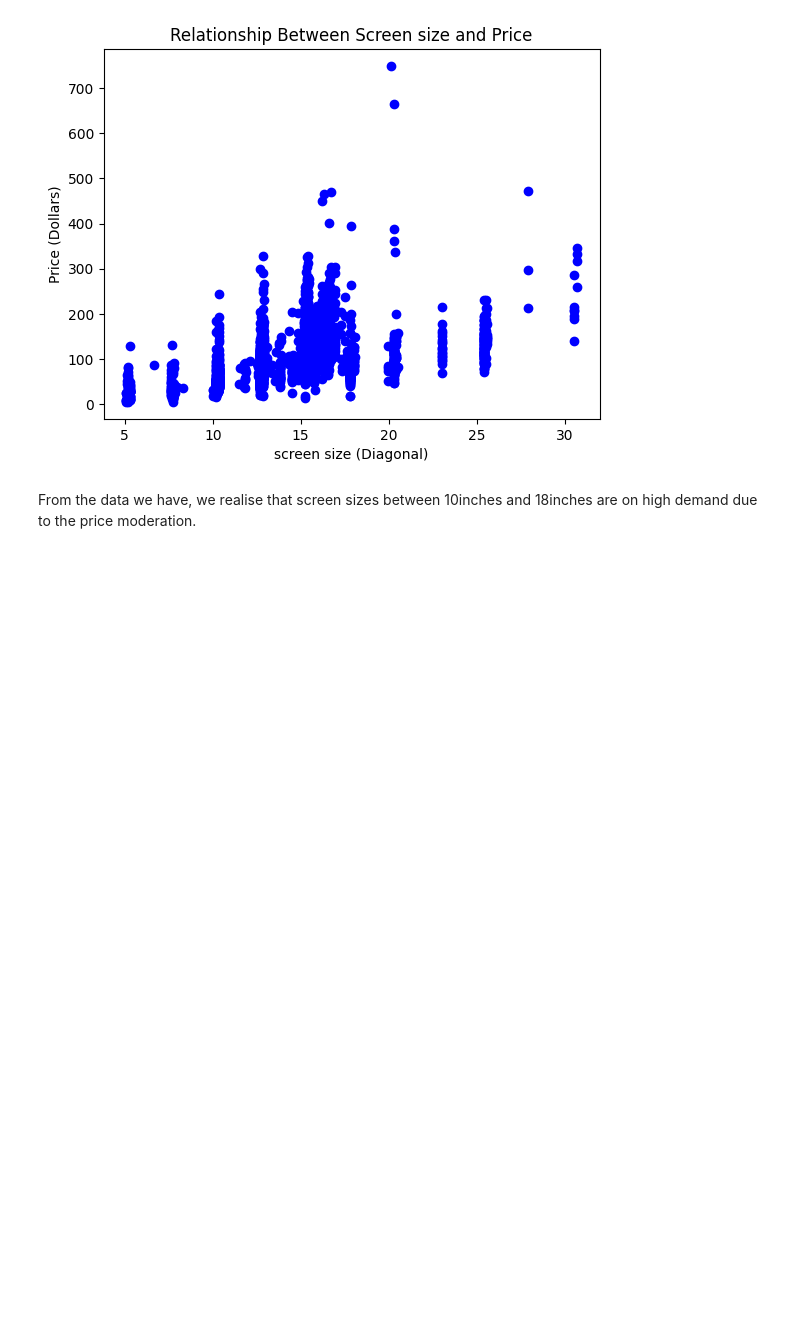
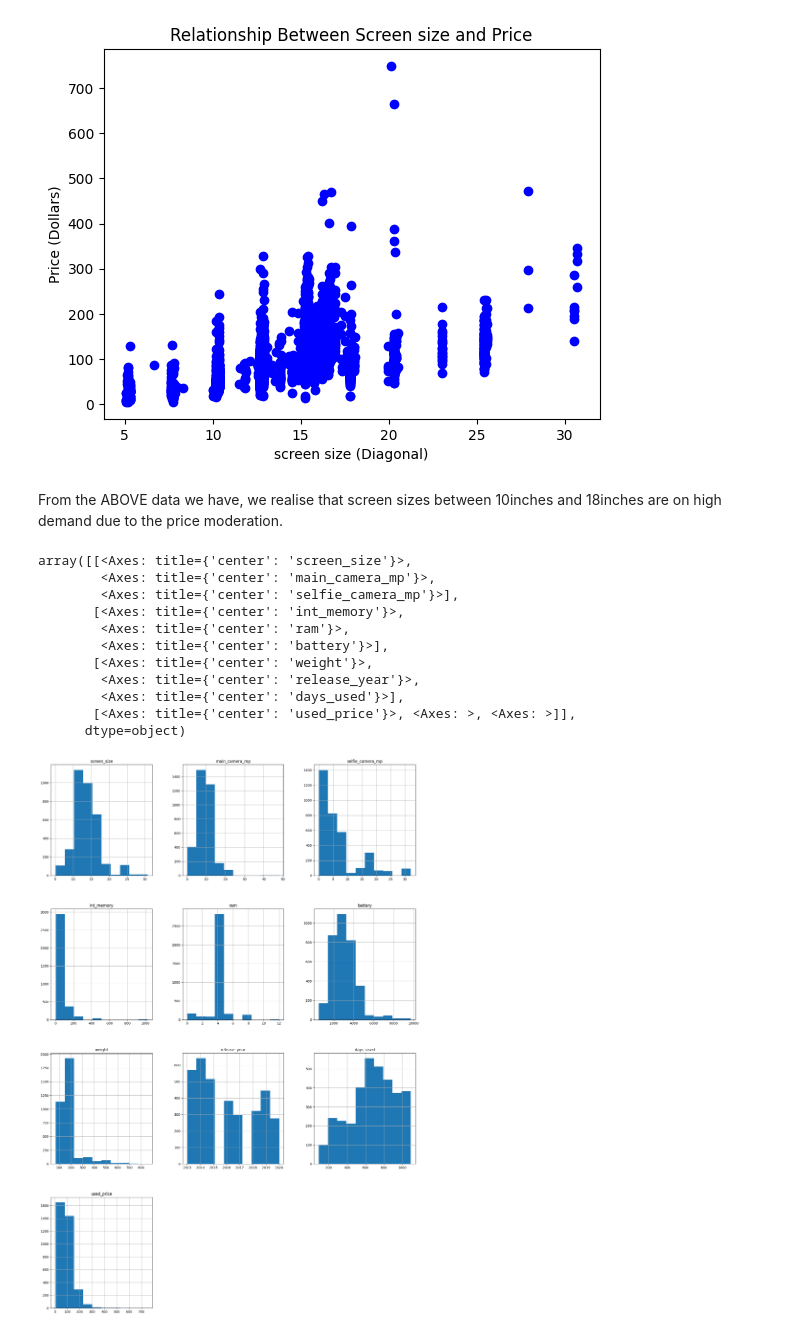
Before and after one commit to bramoo660/data_analytics_python, a Jupyter notebook: used_device_data.ipynb, the cells around one changed output. Drawn from its saved outputs; the diff is of its cells as text; code cells hidden in the pictures; blank space fills up the shorter version.

```diff
--- a/used_device_data.ipynb
+++ b/used_device_data.ipynb
@@ -450,7 +429,23 @@ plt.show
 <function matplotlib.pyplot.show(close=None, block=None)>
 [figure]
 # %% [markdown]
-From the data we have, we realise that screen sizes between 10inches and 18inches
+From the ABOVE data we have, we realise that screen sizes between 10inches and 18inches
 are on high demand due to the price moderation.
+# %%
+
+device_data.hist(figsize = (20, 30))
+# %% [output]
+array([[<Axes: title={'center': 'screen_size'}>,
+        <Axes: title={'center': 'main_camera_mp'}>,
+        <Axes: title={'center': 'selfie_camera_mp'}>],
+       [<Axes: title={'center': 'int_memory'}>,
+        <Axes: title={'center': 'ram'}>,
+        <Axes: title={'center': 'battery'}>],
+       [<Axes: title={'center': 'weight'}>,
+        <Axes: title={'center': 'release_year'}>,
+        <Axes: title={'center': 'days_used'}>],
+       [<Axes: title={'center': 'used_price'}>, <Axes: >, <Axes: >]],
+      dtype=object)
+[figure, added]
 # %%
 ## frequency distribution of device brand names
```
Also changed, not shown: parts of 15 cells of this notebook, 8 other files.
